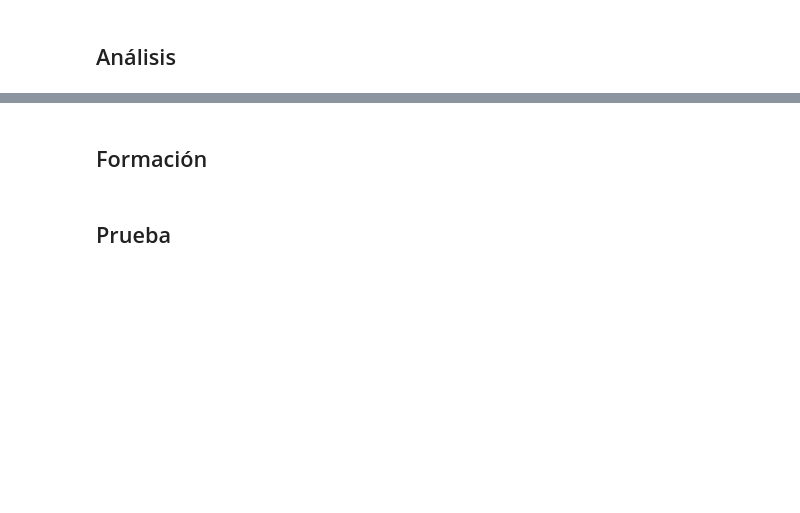
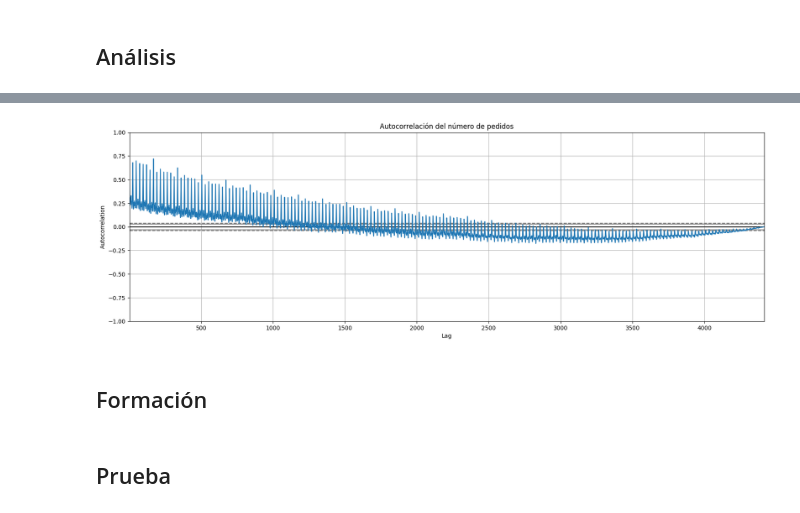
Before and after one commit to ErayFaSol/proyectosDataScience, a Jupyter notebook: proyecto13.ipynb, the cells around one changed output, grey strips where cells are left out. Saved outputs shown, nothing was run; the diff lists cells and outputs as text; code cells hidden in the pictures; blank space fills up the shorter version.

```diff
--- a/proyecto13.ipynb
+++ b/proyecto13.ipynb
@@ -83,3 +142,10 @@ None
+# %%
+plt.figure(figsize=(20, 6))
+autocorrelation_plot(data_resampled['num_orders'])
+plt.title('Autocorrelación del número de pedidos')
+plt.show()
+# %% [output]
+[figure, added]
 # %% [markdown]
 ## Formación
 # %% [markdown]
```
Also changed, not shown: parts of 9 cells of this notebook, 1 other file.
